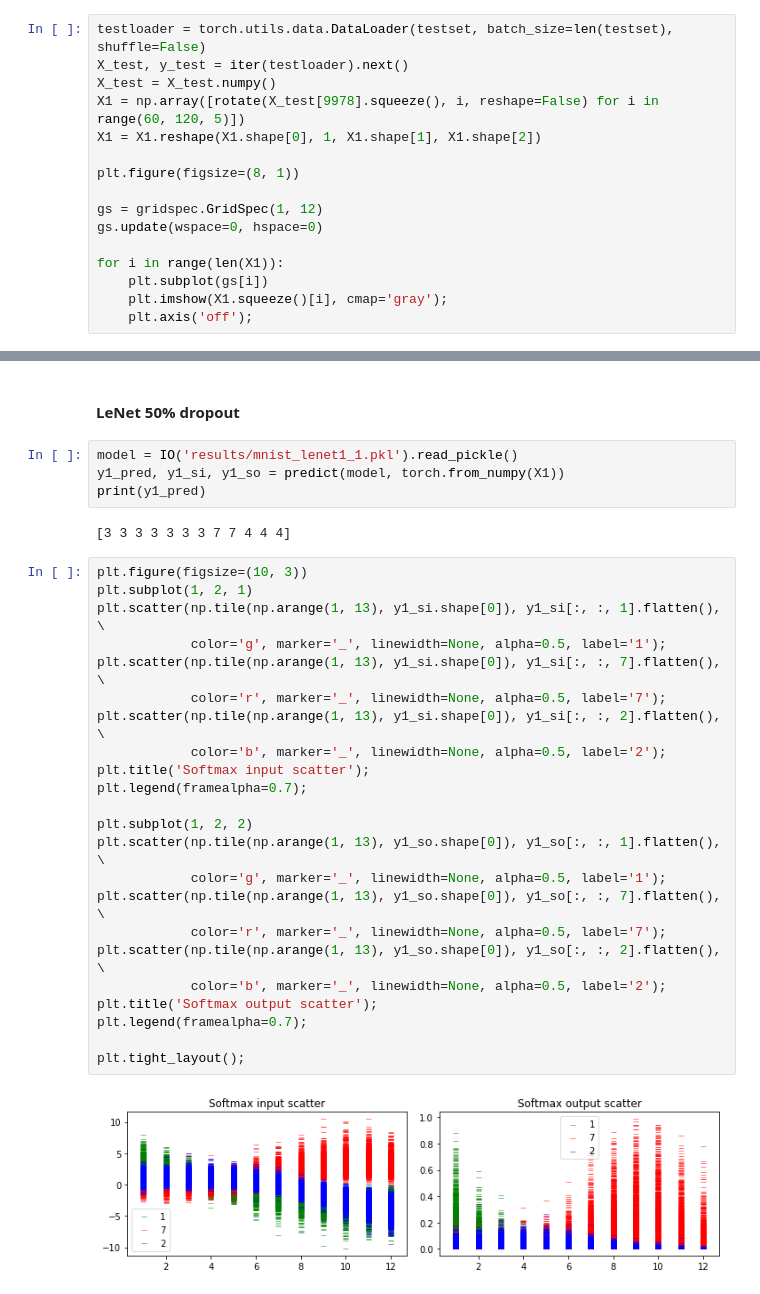
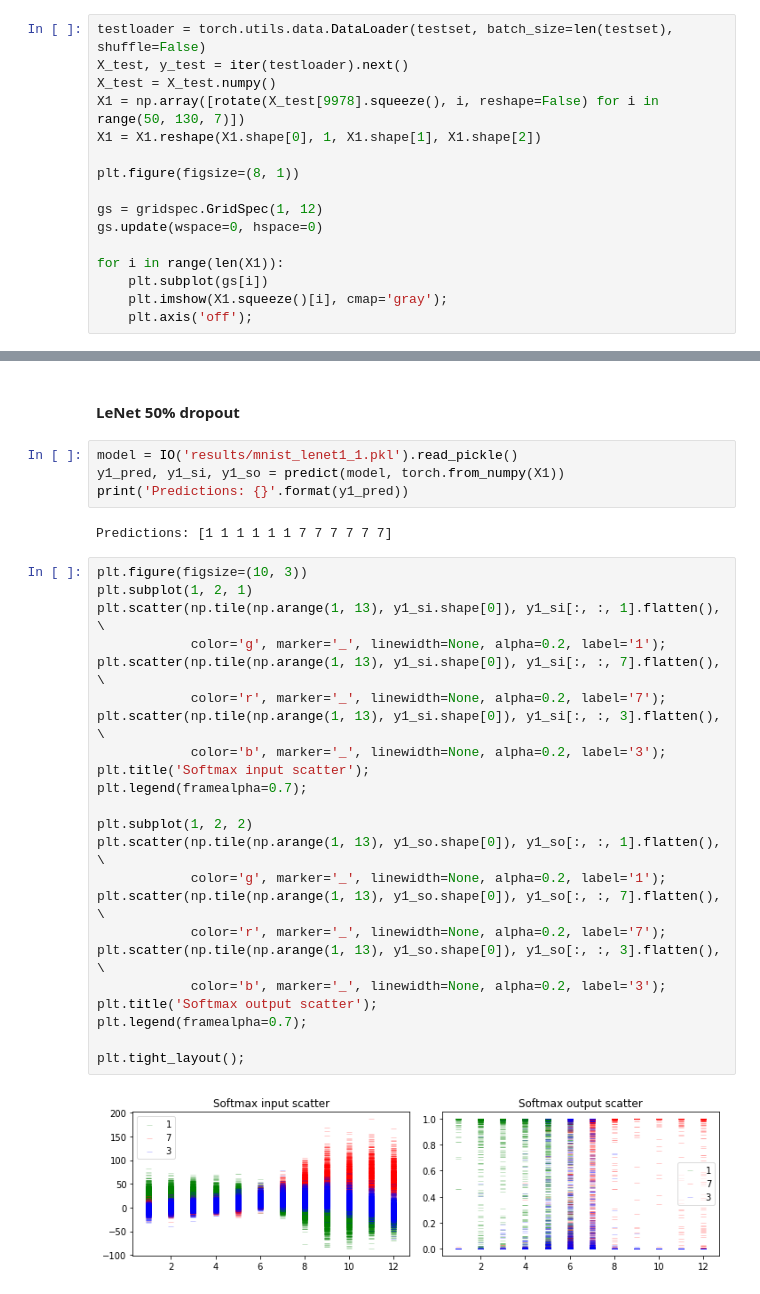
Before and after one commit to xuwd11/Dropout_Tutorial_in_PyTorch, a Jupyter notebook: mnist/mnist_pytorch.ipynb, the cells around one changed output, grey strips where cells are left out. Drawn from its saved outputs; the diff is of its cells as text.

```diff
--- a/mnist/mnist_pytorch.ipynb
+++ b/mnist/mnist_pytorch.ipynb
@@ -405,7 +413,7 @@ In dropout model, the input was weighted by some weight matrix and then pass int
 testloader = torch.utils.data.DataLoader(testset, batch_size=len(testset), shuffle=False)
 X_test, y_test = iter(testloader).next()
 X_test = X_test.numpy()
-X1 = np.array([rotate(X_test[9978].squeeze(), i, reshape=False) for i in range(60, 120, 5)])
+X1 = np.array([rotate(X_test[9978].squeeze(), i, reshape=False) for i in range(50, 130, 7)])
 X1 = X1.reshape(X1.shape[0], 1, X1.shape[1], X1.shape[2])
 
 plt.figure(figsize=(8, 1))
@@ -508,31 +485,31 @@ plt.tight_layout();
 # %%
 model = IO('results/mnist_lenet1_1.pkl').read_pickle()
 y1_pred, y1_si, y1_so = predict(model, torch.from_numpy(X1))
-print(y1_pred)
+print('Predictions: {}'.format(y1_pred))
 # %% [output]
-[3 3 3 3 3 3 3 7 7 4 4 4]
+Predictions: [1 1 1 1 1 1 7 7 7 7 7 7]
 # %%
 plt.figure(figsize=(10, 3))
 plt.subplot(1, 2, 1)
 plt.scatter(np.tile(np.arange(1, 13), y1_si.shape[0]), y1_si[:, :, 1].flatten(), \
-            color='g', marker='_', linewidth=None, alpha=0.5, label='1');
+            color='g', marker='_', linewidth=None, alpha=0.2, label='1');
 plt.scatter(np.tile(np.arange(1, 13), y1_si.shape[0]), y1_si[:, :, 7].flatten(), \
-            color='r', marker='_', linewidth=None, alpha=0.5, label='7');
-plt.scatter(np.tile(np.arange(1, 13), y1_si.shape[0]), y1_si[:, :, 2].flatten(), \
-            color='b', marker='_', linewidth=None, alpha=0.5, label='2');
+            color='r', marker='_', linewidth=None, alpha=0.2, label='7');
+plt.scatter(np.tile(np.arange(1, 13), y1_si.shape[0]), y1_si[:, :, 3].flatten(), \
+            color='b', marker='_', linewidth=None, alpha=0.2, label='3');
 plt.title('Softmax input scatter');
 plt.legend(framealpha=0.7);
 
 plt.subplot(1, 2, 2)
 plt.scatter(np.tile(np.arange(1, 13), y1_so.shape[0]), y1_so[:, :, 1].flatten(), \
-            color='g', marker='_', linewidth=None, alpha=0.5, label='1');
+            color='g', marker='_', linewidth=None, alpha=0.2, label='1');
 plt.scatter(np.tile(np.arange(1, 13), y1_so.shape[0]), y1_so[:, :, 7].flatten(), \
-            color='r', marker='_', linewidth=None, alpha=0.5, label='7');
-plt.scatter(np.tile(np.arange(1, 13), y1_so.shape[0]), y1_so[:, :, 2].flatten(), \
-            color='b', marker='_', linewidth=None, alpha=0.5, label='2');
+            color='r', marker='_', linewidth=None, alpha=0.2, label='7');
+plt.scatter(np.tile(np.arange(1, 13), y1_so.shape[0]), y1_so[:, :, 3].flatten(), \
+            color='b', marker='_', linewidth=None, alpha=0.2, label='3');
 plt.title('Softmax output scatter');
 plt.legend(framealpha=0.7);
 
 plt.tight_layout();
 # %% [output]
-[figure, old version]
+[figure, new version]
```
Also changed, not shown: parts of 15 cells of this notebook, 3 other files.
